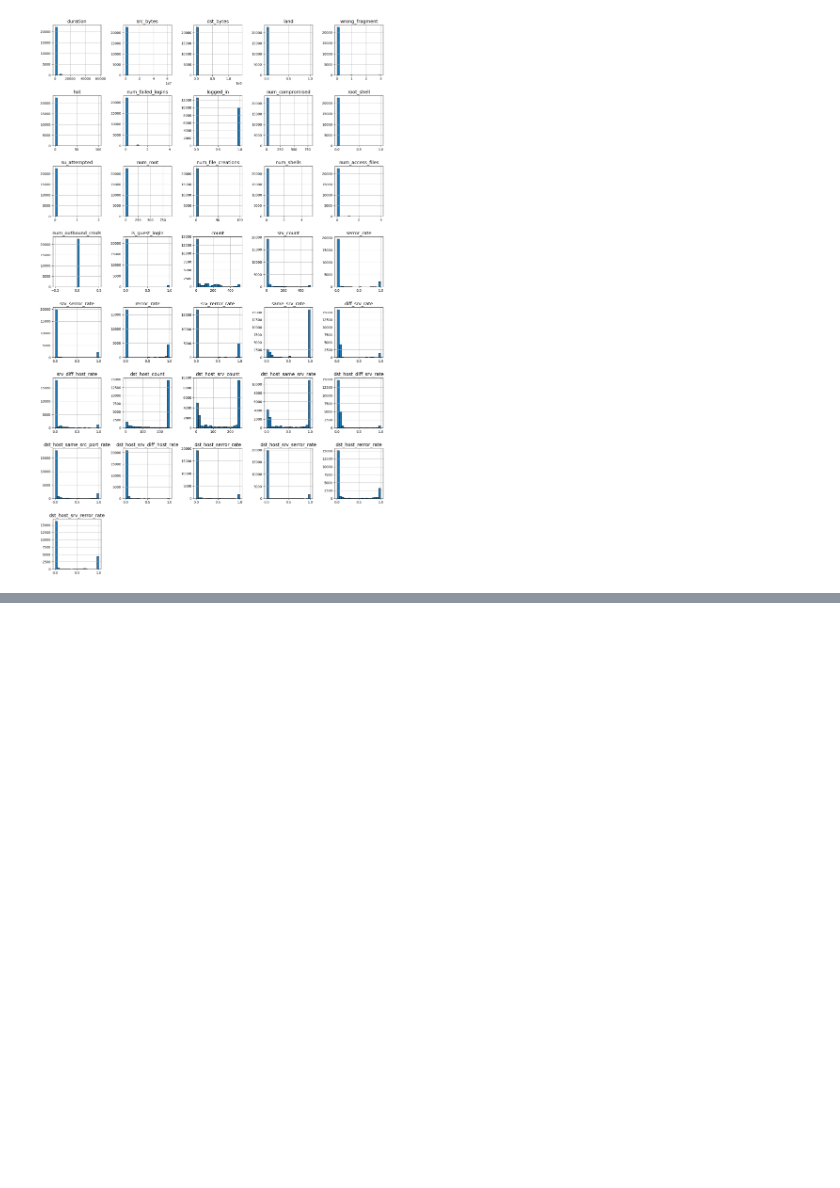
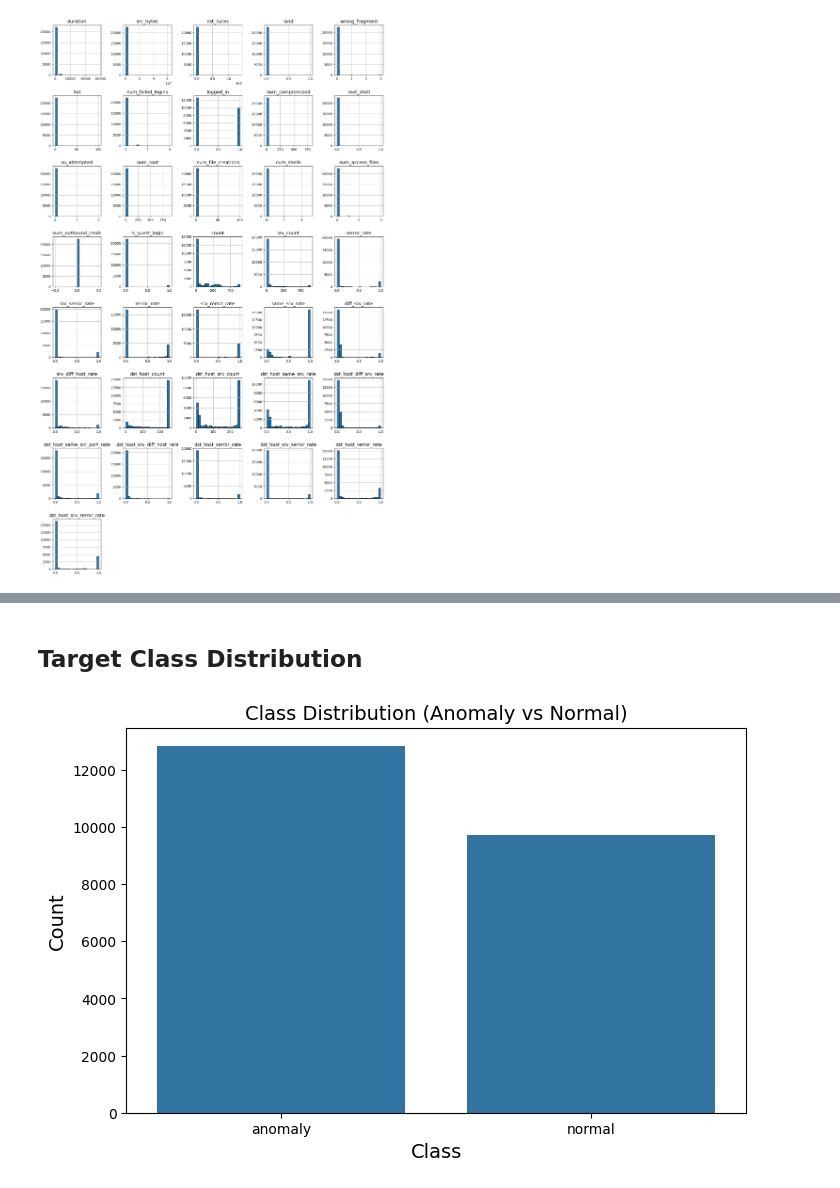
Before and after one commit to ankitananwani/anomaly_detection, a Jupyter notebook: anomaly_detection.ipynb, the cells around one changed output, grey strips where cells are left out. Drawn from its saved outputs; the diff is of its cells as text; code cells hidden in the pictures; blank space fills up the shorter version.

```diff
--- a/anomaly_detection.ipynb
+++ b/anomaly_detection.ipynb
@@ -180,0 +138,12 @@ Passing `palette` without assigning `hue` is deprecated and will be removed in v
+# %% [markdown]
+## Target Class Distribution
+# %%
+# Check class distribution
+plt.figure(figsize=(8, 5))
+sns.countplot(x='class', data=data)
+plt.title("Class Distribution (Anomaly vs Normal)")
+plt.xlabel("Class")
+plt.ylabel("Count")
+plt.show()
+# %% [output]
+[figure, added]
```
Also changed, not shown: parts of 7 cells of this notebook.
